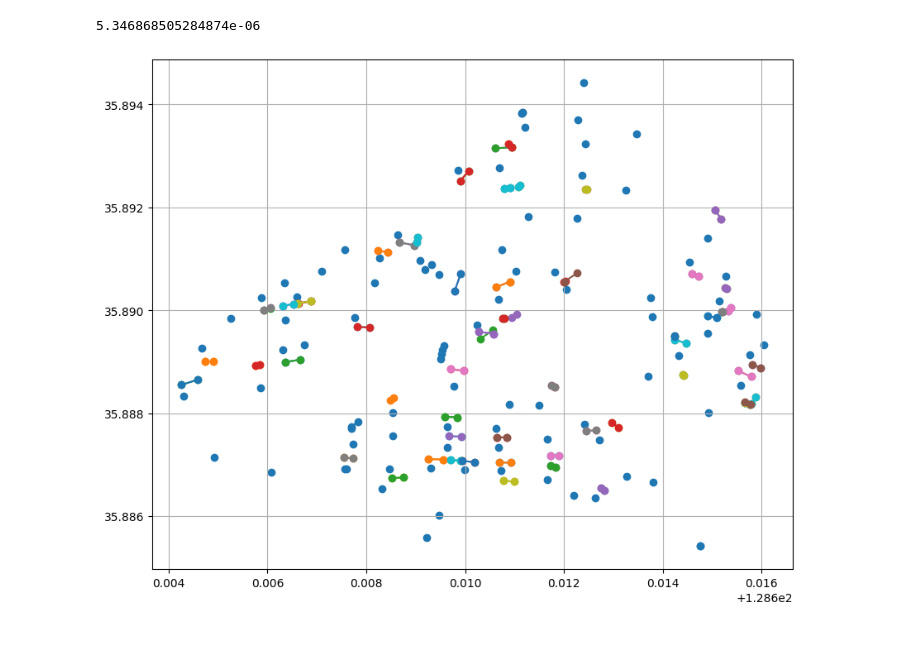
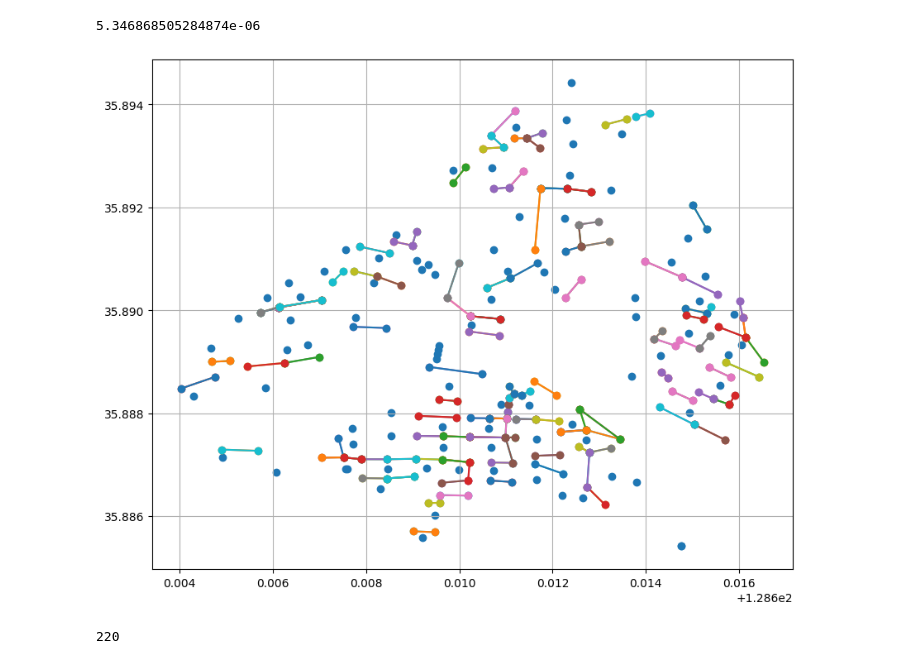
Before and after one commit to jsh00325/Shadoway, a Jupyter notebook: 01-process_shadow_data.ipynb, the cells around one changed output. Cells and saved outputs as stored; diff of their text form; code cells hidden in the pictures.

Commit message:
fix: Fix Calculating Shadow Algorithm & Edge Info
- 그림자가 간선을 완전히 덮는 경우, 이를 감지 못하는 문제 해결
- 이상한 간선 삭제 및 간선 추가

```diff
--- a/01-process_shadow_data.ipynb
+++ b/01-process_shadow_data.ipynb
@@ -50,7 +50,7 @@ def movePosition(originLat, originLng, dist, bearingRad):
 # 파일 경로를 지정합니다
 file_path = './경북대 노드 정보.txt'
 
-Node = [0]*329
+Node = [0]*331
 
 # 파일을 읽기 모드로 엽니다
 with open(file_path, 'r', encoding='utf-8') as file:
@@ -61,7 +61,7 @@ with open(file_path, 'r', encoding='utf-8') as file:
 # 노드 정보를 줄 단위로 분리합니다
 lines = content.split('\n')
 for i in range(len(lines)):
-   if i%3 ==1 and i!=1:
+   if i%3 == 0 and i!=0:
     k = str(lines[i])
 
     u= k.strip('(').strip(')').split(',')
@@ -72,7 +72,7 @@ for i in range(len(lines)):
 # %%
 X = []
 Y =[]
-for i in range(1,329):
+for i in range(1,331):
     X.append(Node[i][1])
     Y.append(Node[i][0])
 
@@ -89,7 +89,7 @@ def calculate_distance(x1, y1, x2, y2):
     distance = math.sqrt((x2 - x1)**2 + (y2 - y1)**2)
     return distance
 # %%
-edge = [[] for _ in range(329)]
+edge = [[] for _ in range(331)]
 file_path = './경북대 간선 정보.txt'
 # 파일을 읽기 모드로 엽니다
 with open(file_path, 'r', encoding='utf-8') as file:
@@ -98,7 +98,6 @@ with open(file_path, 'r', encoding='utf-8') as file:
 
 lines = content.split('\n')
 for i in range(len(lines)):
-   if i != 0 and i%2 == 0:
     a = lines[i].split()
     edgeNum = int(a[0])
     b = a[1:]
@@ -303,5 +343,5 @@ print(calculate_overlapping_length(segments))
 # %%
-matrix = [[[] for _ in range(329)] for _ in range(329)]
+matrix = [[[] for _ in range(331)] for _ in range(331)]
 
 
 def weightUpdate(curTime):
@@ -320,58 +360,60 @@ def weightUpdate(curTime):
                 l1,l2,l3,l4 = BorderMaker(building[4],building[5],building[3], building[6],curTime)
                 myLines = [l1,l2,l3,l4]
                 IntersetDot =[]
+
+                #만약에 간선이 직사각형안에 들어가면 간선의 시작과 끝점을 교차지점으로 설정하고 continue
+                if isLineInTheBox((stP,edP),l1[0],l1[1],l3[0],l3[1]) :
+                    IntersetDot.append(stP)
+                    IntersetDot.append(edP)
+                    matrix[stN][edN].append(IntersetDot)
+                    continue
+
                 for myLine in myLines:
                     if do_intersect(stP, edP, myLine[0], myLine[1]):
                         dot = intersection_point(stP, edP, myLine[0], myLine[1])
                         IntersetDot.append(dot)
 
                 if len(IntersetDot) >=2:
-                    # print(IntersetDot)
-                    # X = [a[0] for a in IntersetDot]
-                    # Y = [a[1] for a in IntersetDot]
-                    # plt.plot(X,Y)
-                    # plt.show()
                     matrix[stN][edN].append(IntersetDot)
-                    # print(matrix[stN][edN])
 
 
 weightUpdate(curTime)
 # %%
-newWeight = [[[] for _ in range(329)] for _ in range(329)]
+newWeight = [[[] for _ in range(331)] for _ in range(331)]
 forPlot =[]
 # print(matrix)
 # for i in range(len(matrix)):
 #     for j in range(len(matrix[0])):
 #         newWeight[i][j] = calculate_overlapping_length(matrix[i][j])
-for i in range(329):
-    for j in range(329):
+for i in range(331):
+    for j in range(331):
         if len(matrix[i][j]):
             #print(i,j,matrix[i][j])
             newWeight[i][j] = calculate_overlapping_length(matrix[i][j])
             #print(newWeight[i][j])
             forPlot.append(matrix[i][j])
 
 
 plt.figure(figsize=(10, 8))
 
 # 각 선분을 플롯
 for segment in forPlot:
     for line in segment:
         x_values = [point[0] for point in line]
         y_values = [point[1] for point in line]
         plt.plot(x_values, y_values, marker='o')  # 선분을 점으로 표시
 
 X = []
 Y =[]
 for i in range(len(buildings)):
     X.append(buildings[i][5])
     Y.append(buildings[i][4])
 
 
 plt.scatter(X,Y)
 
 plt.grid(True)
 plt.show()
 # %% [output]
-[figure, old version]
+[figure, new version]
 # %%
@@ -398,2 +440,11 @@ with open("shadowRatio.txt", "w+") as f :
             f.write(str(weightMatrix[i][j]) + " ")
         f.write("\n")
+# %%
+preScale =0
+for  i in range(len(matrix)):
+    for j in range(len(matrix[0])):
+        if len(matrix[i][j]) !=0 :
+            preScale +=1
+print(preScale)
+# %% [output]
+220
```
Also changed, not shown: parts of 6 cells of this notebook, 9 other files.
